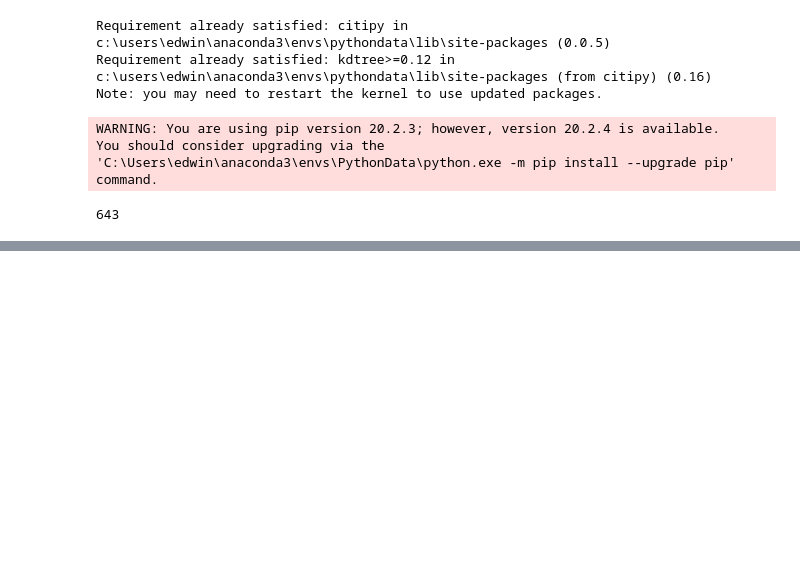
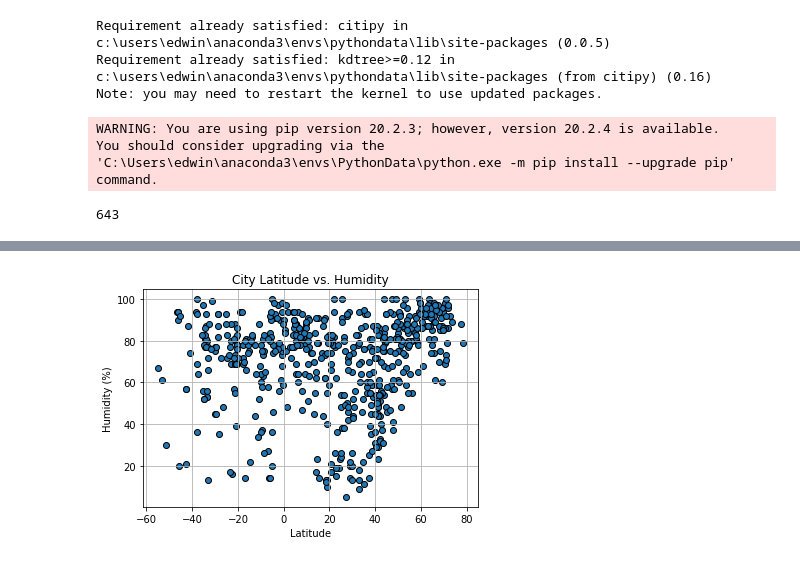
Before and after one commit to EdwinVargas22/UCI-Edwin-Vargas-Homework, a Jupyter notebook: 06-Python-API-Challenge/WeatherPy/WeatherPy.ipynb, the cells around one changed output, grey strips where cells are left out. Drawn from its saved outputs; the diff is of its cells as text; code cells hidden in the pictures; blank space fills up the shorter version.

```diff
--- a/06-Python-API-Challenge/WeatherPy/WeatherPy.ipynb
+++ b/06-Python-API-Challenge/WeatherPy/WeatherPy.ipynb
@@ -106,0 +172,13 @@ http://api.openweathermap.org/data/2.5/weather?units=Imperial&appid=630d4240179e
+# %%
+# Latitude vs Humidity Plot
+plt.scatter(weather_city_data['Lat'], weather_city_data['Humidity'], edgecolor="black", marker="o")
+
+plt.title("City Latitude vs. Humidity")
+plt.ylabel("Humidity (%)")
+plt.xlabel("Latitude")
+plt.grid(True)
+
+plt.savefig("Latitude vs. Humidity Plot.png")
+plt.show()
+# %% [output]
+[figure, added]
```
Also changed, not shown: parts of 8 cells of this notebook, 4 other files.
